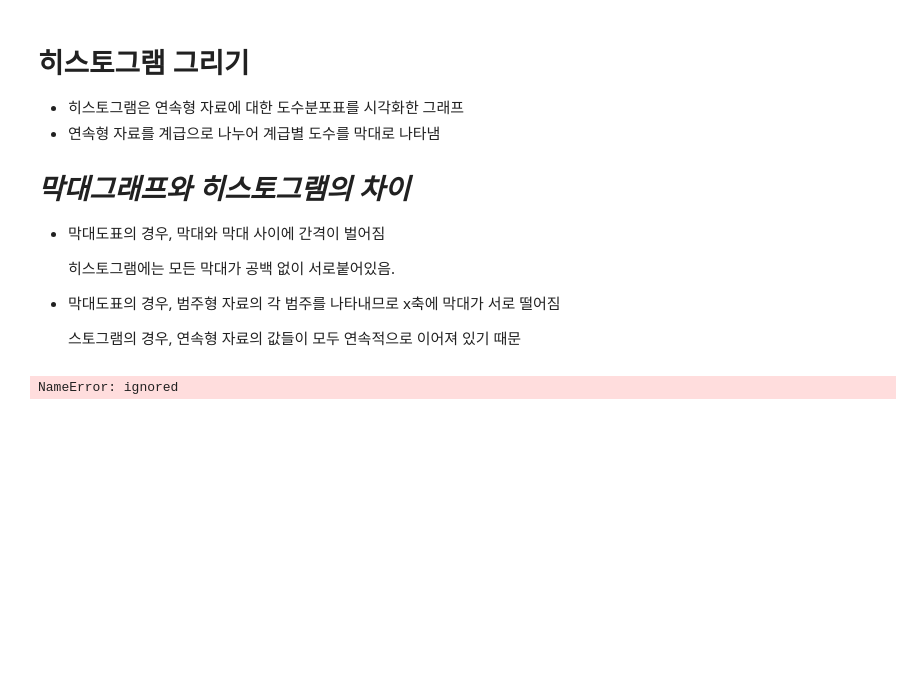
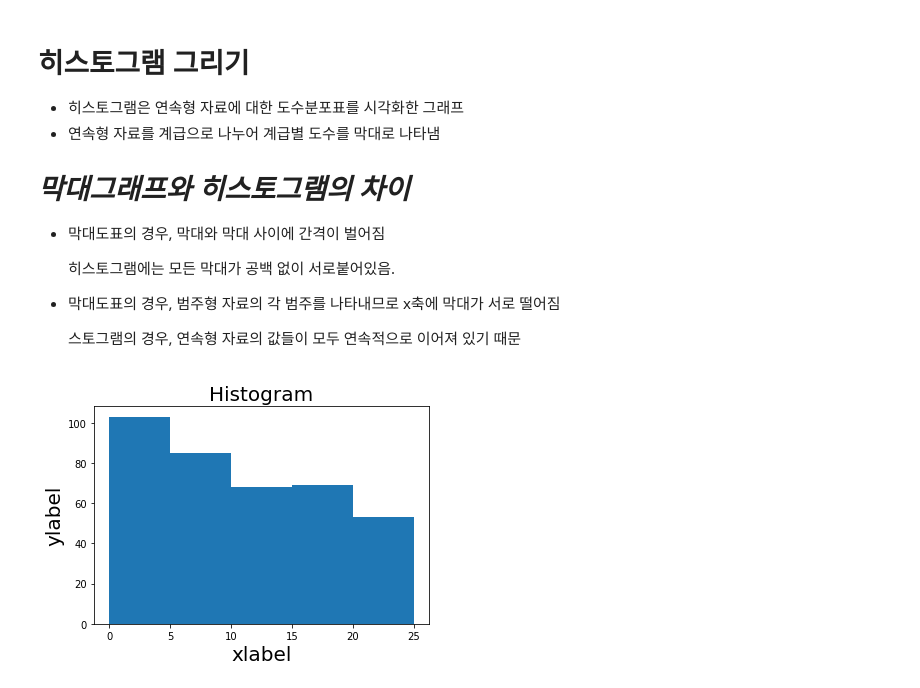
Before and after one commit to rlfwo93/machine-learning, a Jupyter notebook: matplotilb.ipynb, the cells around one changed output. Saved outputs shown, nothing was run; the diff lists cells and outputs as text; code cells hidden in the pictures; blank space fills up the shorter version.

```diff
--- a/matplotilb.ipynb
+++ b/matplotilb.ipynb
@@ -126,22 +136,27 @@ plt.show()
 # %%
 # 히스토그램 (histogram)
 rng = np.random.RandomState(123)
 
 # np.random.RandomState(123)는 랜덤넘버 생성기인 랜덤함수들을 포함하는 클래스
 # (123)은 시드임. 시드란 어떤 특정한 시작 숫자를 정해주면 컴퓨터가 난수처럼 보이는 수열을생성.
 # 이 시작값을 시드라고함.
 
 x = rng.normal(0, 20, 1000)
 # normal 형식 = np.random.normal(loc=0.0, scale=1.0, size=None)
 # loc = 평균 , scale = 표준편차
-
+# 가우시안 표준 정규분포
 # fixed bin size
 bins = np.arange(0, 30, 5) # fixed bin size
 
+plt.title("Histogram", fontsize= 20)
 
 plt.hist(x, bins=bins)
+plt.xlabel("xlabel",fontsize= 20)
+plt.ylabel("ylabel",fontsize= 20)
 #히스토그램은  plt.hist(val, bins )로 그린다.
 #bins는 구간을 설정.
+#bins에 일반 정수값을 넣으면 값 그대로 그려줌.
+#배열을 넣으면 x축 범위를지정해주고 2개의값당 한개의 그래프를 그려줌.
 plt.show()
 # %% [output]
-NameError: ignored
+[figure, added]
```
Also changed, not shown: parts of 10 cells of this notebook.
